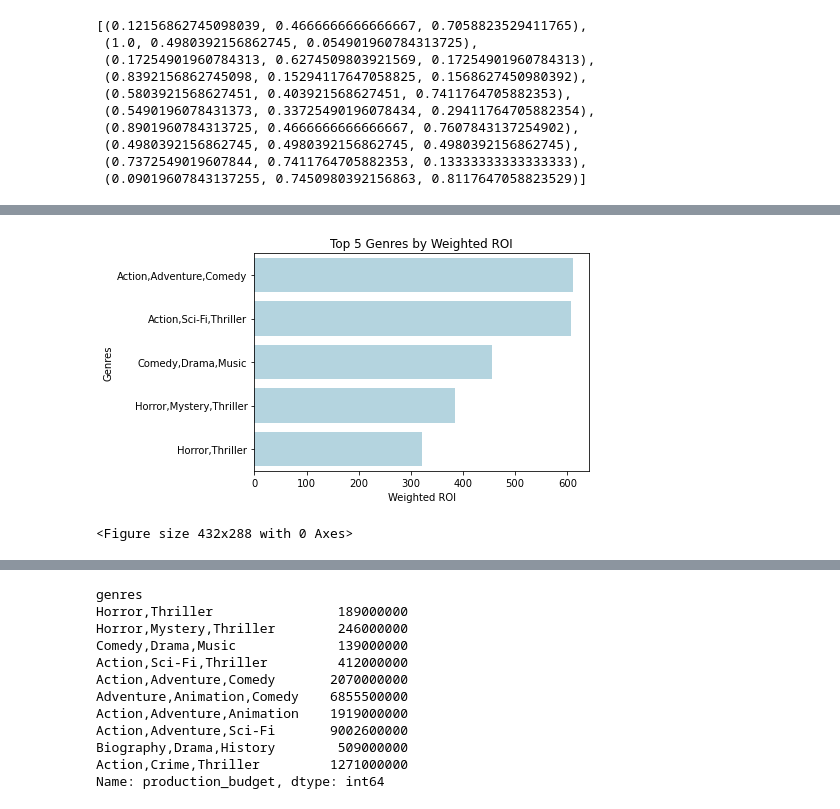
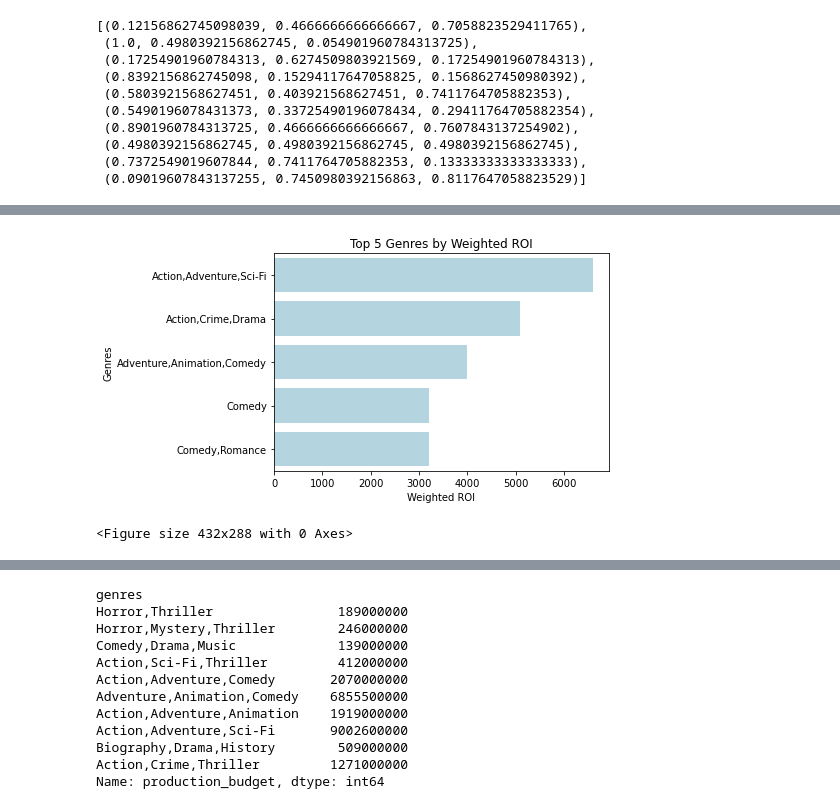
Before and after one commit to jnahra/dsc-phase-1-project, a Jupyter notebook: sean_phase1_notebook.ipynb, the cells around one changed output, grey strips where cells are left out. Saved outputs shown, nothing was run; the diff lists cells and outputs as text; code cells hidden in the pictures.

Commit message:
Commit to Genre ROI adjusted. Jan26

```diff
--- a/sean_phase1_notebook.ipynb
+++ b/sean_phase1_notebook.ipynb
@@ -217,31 +179,0 @@ plt.savefig("Top5_Genre_Median_ROI.jpeg", bbox_inches = 'tight')
-# %%
-# Group the data by genre and calculate the median of the 'ROI' column
-mean_ROI_by_runtime = master.groupby('runtime_minutes')['ROI'].mean()
-
-# Get the top 20 genres based on median ROI
-#runtime_bin = mean_ROI_by_runtime.nlargest(20)
-
-# Create a bar chart of the top 20 genres based on median ROI
-sns.barplot(x=mean_ROI_by_runtime.index, y=mean_ROI_by_runtime.values)
-plt.title('Runtime by ROI')
-plt.xlabel('Runtime in Min.')
-plt.ylabel('Mean of ROI')
-plt.xticks(rotation=90)
-plt.show()
-
-
-#################
-# Create bins for runtime_minutes
-bins = [0, 75, 100, 125, 150, 200, master['runtime_minutes'].max()]
-labels = ['0-75', '75-100', '100-125', '125-150', '150-200', '>200']
-master['runtime_minutes_bin'] = pd.cut(master['runtime_minutes'], bins=bins, labels=labels)
-
-# Group the data by runtime_minutes_bin and calculate the mean of the 'ROI' column
-mean_ROI_by_runtime = master.groupby('runtime_minutes_bin')['ROI'].mean()
-
-# Create a bar chart of runtime_minutes_bin vs mean ROI
-sns.barplot(x=mean_ROI_by_runtime.index, y=mean_ROI_by_runtime.values)
-plt.title('Mean ROI by runtime_minutes Bin')
-plt.xlabel('Runtime Minutes Bin')
-plt.ylabel('Mean of ROI')
-plt.show()
@@ -266,31 +232,31 @@ sns.color_palette()
 # %%
 #Adjust genre_count to only included over 5 in Genre chart
 genre_counts = master['genres'].value_counts()
 filtered_genres = genre_counts[genre_counts > 5].index
 
 master = master[master['genres'].isin(filtered_genres)]
 
 
 #Grouped data by genre as well as calculaed the sum of profit and production budget
 profit_by_genre = master.groupby('genres')['profit'].sum()
 budget_by_genre = master.groupby('genres')['production_budget'].sum()
 
 #Weighted ROI
 weighted_roi = profit_by_genre/budget_by_genre
 
 
 #Top 20 genres from weighted ROI
-top_5_genres = weighted_roi.nlargest(5)
+top_5_genres = master['genres'].value_counts().head()
 
 
 #Create barchart of top 20 genres by profit_to_budget_ratio
 sns.barplot(x=top_5_genres*100, y=top_5_genres.index.sort_values(), color='lightblue')
 plt.title('Top 5 Genres by Weighted ROI')
 plt.ylabel('Genres')
 plt.xlabel('Weighted ROI')
 plt.show()
 
 plt.savefig("Top5_Genre_Weighted_ROI.jpeg", bbox_inches = 'tight')
 # %% [output]
-[figure, old version]
+[figure, new version]
 <Figure size 432x288 with 0 Axes>
```
Also changed, not shown: parts of 9 cells of this notebook.
